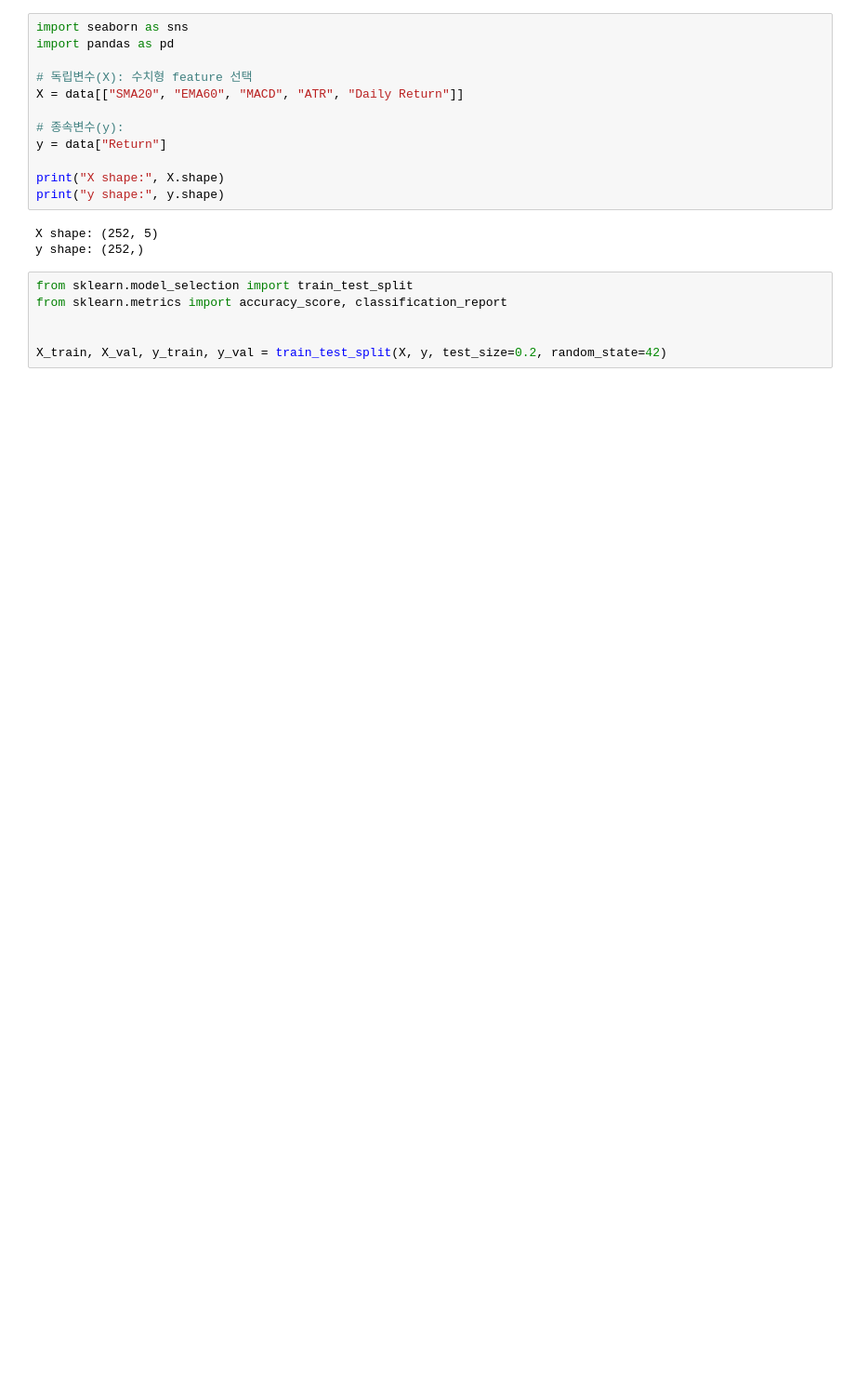
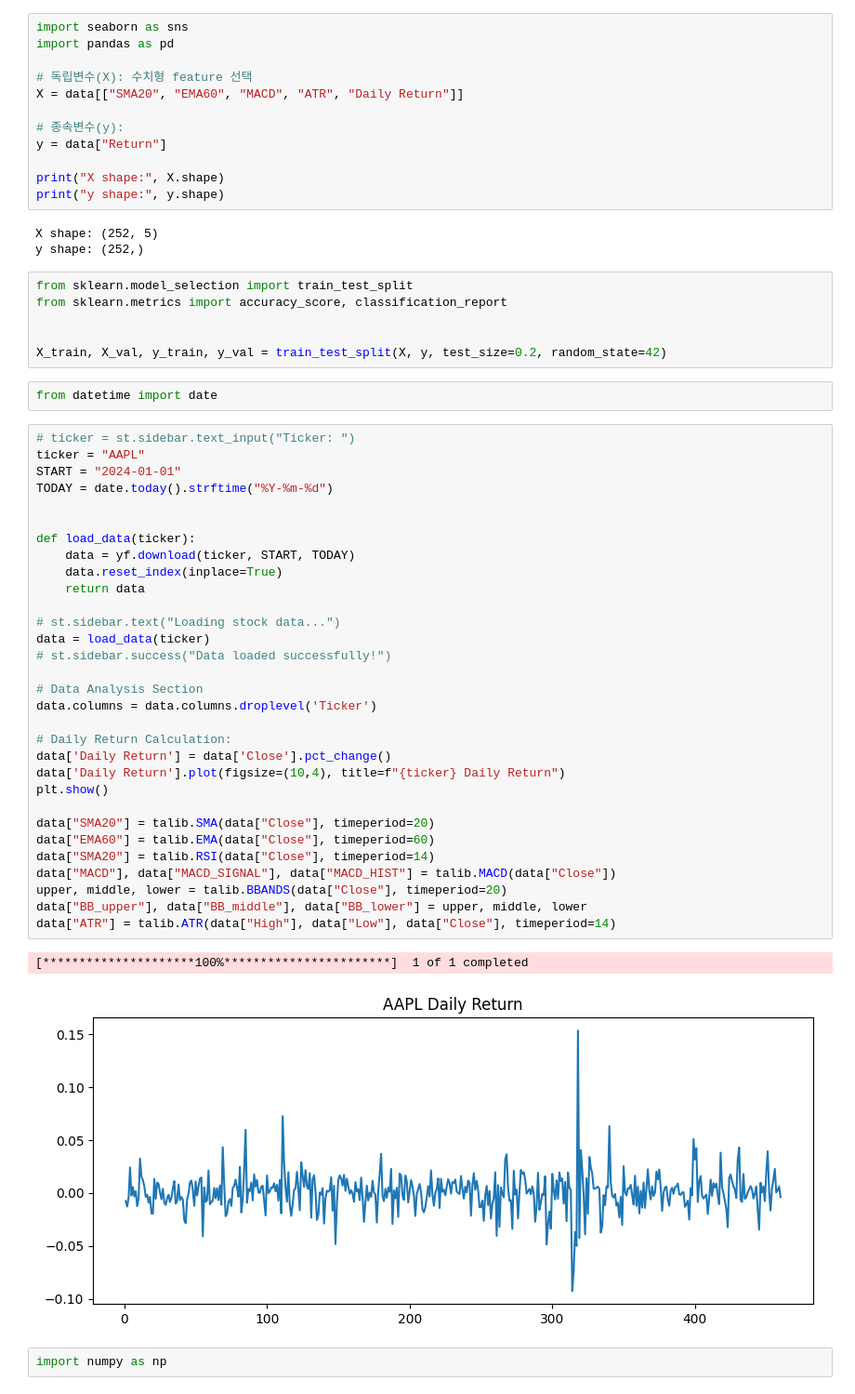
Before and after one commit to ejung2017/pandaspractice, a Jupyter notebook: progress_1014.ipynb, the cells around one changed output. Shown at 93% size. Saved outputs shown, nothing was run; the diff lists cells and outputs as text; blank space fills up the shorter version.

```diff
--- a/lesson_1014.ipynb
+++ b/progress_1014.ipynb
@@ -181,3 +197,41 @@ from sklearn.metrics import accuracy_score, classification_report
 
 
 X_train, X_val, y_train, y_val = train_test_split(X, y, test_size=0.2, random_state=42)
+# %%
+from datetime import date
+# %%
+# ticker = st.sidebar.text_input("Ticker: ")
+ticker = "AAPL"
+START = "2024-01-01"
+TODAY = date.today().strftime("%Y-%m-%d")
+
+
+def load_data(ticker):
+    data = yf.download(ticker, START, TODAY)
+    data.reset_index(inplace=True)
+    return data
+
+# st.sidebar.text("Loading stock data...")
+data = load_data(ticker)
+# st.sidebar.success("Data loaded successfully!")
+
+# Data Analysis Section
+data.columns = data.columns.droplevel('Ticker')
+
+# Daily Return Calculation:
+data['Daily Return'] = data['Close'].pct_change()
+data['Daily Return'].plot(figsize=(10,4), title=f"{ticker} Daily Return")
+plt.show()
+
+data["SMA20"] = talib.SMA(data["Close"], timeperiod=20)
+data["EMA60"] = talib.EMA(data["Close"], timeperiod=60)
+data["SMA20"] = talib.RSI(data["Close"], timeperiod=14)
+data["MACD"], data["MACD_SIGNAL"], data["MACD_HIST"] = talib.MACD(data["Close"])
+upper, middle, lower = talib.BBANDS(data["Close"], timeperiod=20)
+data["BB_upper"], data["BB_middle"], data["BB_lower"] = upper, middle, lower
+data["ATR"] = talib.ATR(data["High"], data["Low"], data["Close"], timeperiod=14)
+# %% [output]
+[*********************100%***********************]  1 of 1 completed
+[figure, added]
+# %%
+import numpy as np
```
Also changed, not shown: parts of 4 cells of this notebook, 3 other files.
